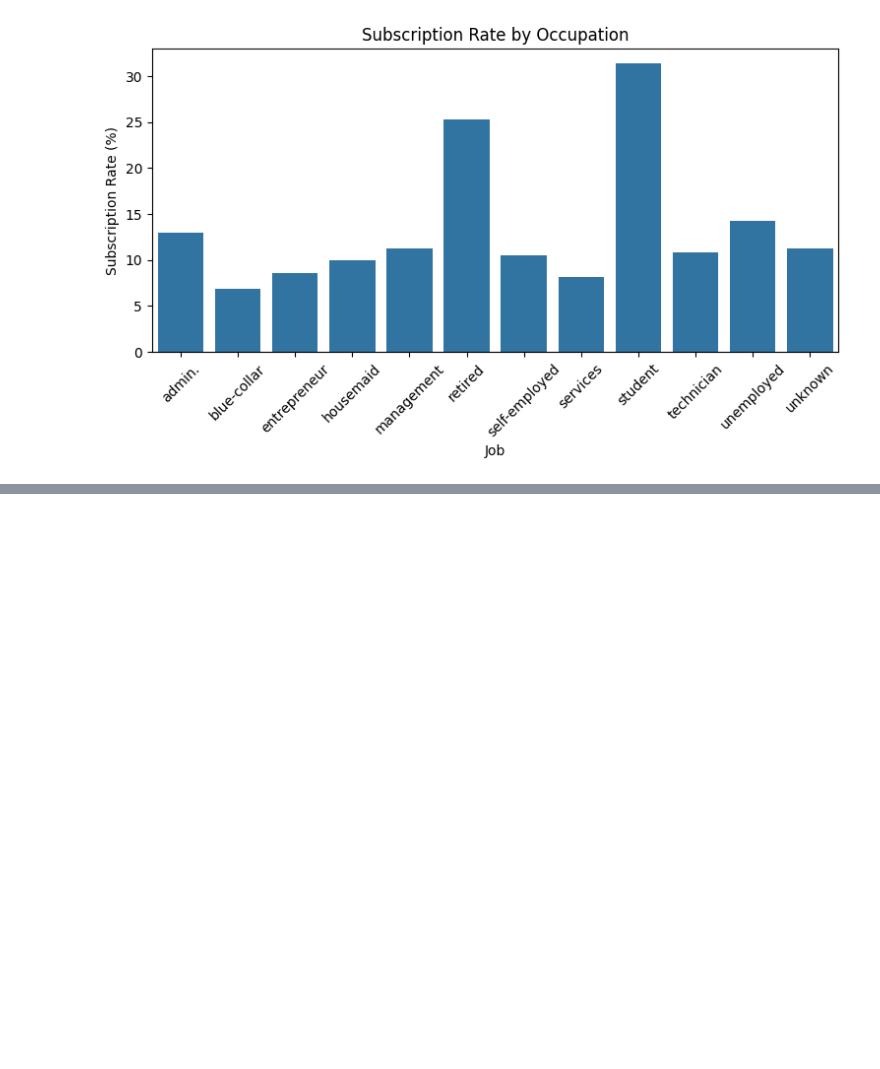
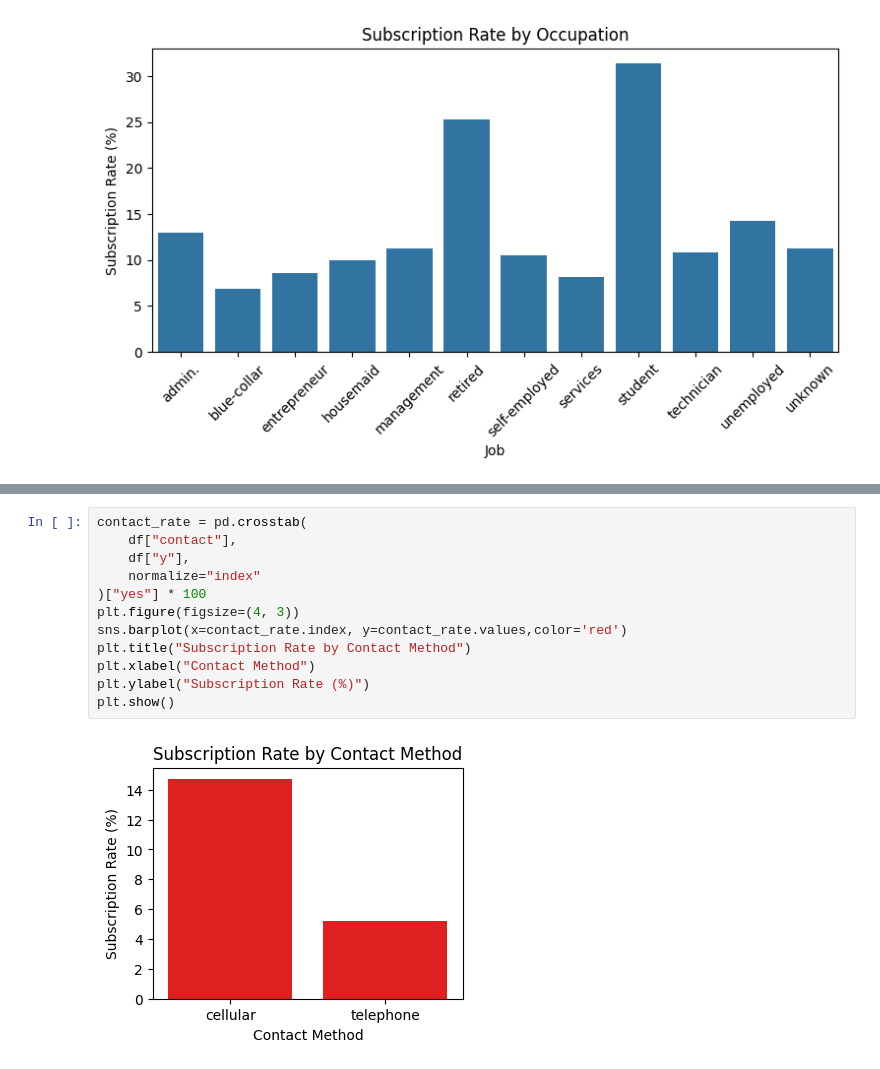
Before and after one commit to Chandni-R53/Marketing-Campaign-Analysis, a Jupyter notebook: analysis.ipynb, the cells around one changed output, grey strips where cells are left out. Drawn from its saved outputs; the diff is of its cells as text; blank space fills up the shorter version.

```diff
--- a/analysis.ipynb
+++ b/analysis.ipynb
@@ -371,0 +475,14 @@ plt.show()
+# %%
+contact_rate = pd.crosstab(
+    df["contact"],
+    df["y"],
+    normalize="index"
+)["yes"] * 100
+plt.figure(figsize=(4, 3))
+sns.barplot(x=contact_rate.index, y=contact_rate.values,color='red')
+plt.title("Subscription Rate by Contact Method")
+plt.xlabel("Contact Method")
+plt.ylabel("Subscription Rate (%)")
+plt.show()
+# %% [output]
+[figure, added]
```
Also changed, not shown: parts of 13 cells of this notebook.
